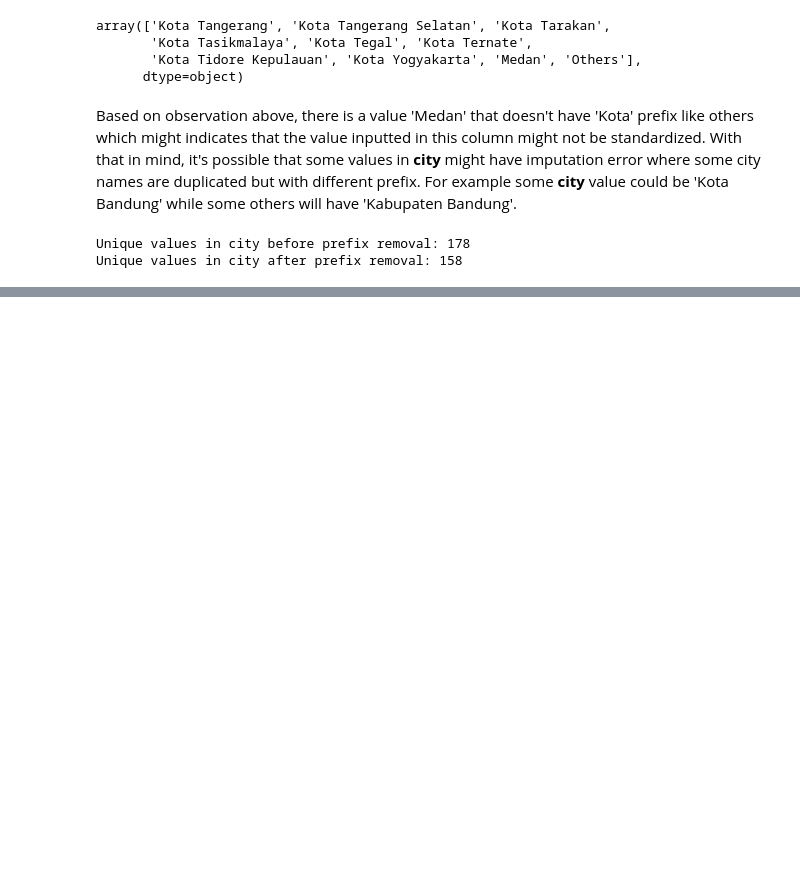
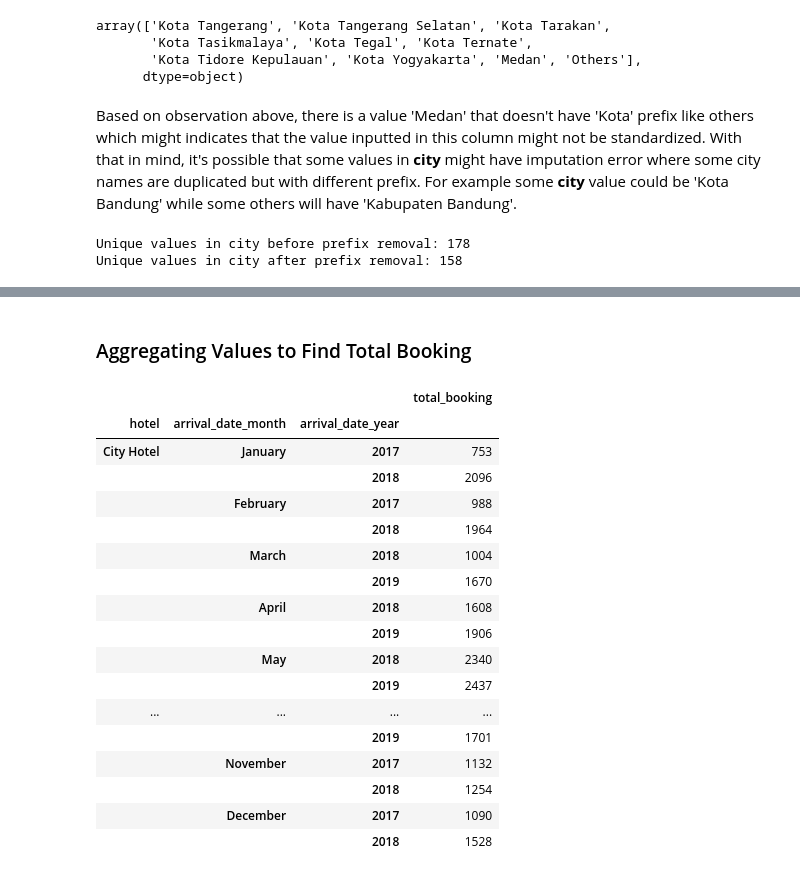
Before and after one commit to andreadeputra/MLPortfolio, a Jupyter notebook: Courses/RakaminMiniProject/2. Investigate Hotel Business using Data Visualization/Investigate Hotel Business using Data Visualization.ipynb, the cells around one changed output, grey strips where cells are left out. Cells and saved outputs as stored; diff of their text form; code cells hidden in the pictures; blank space fills up the shorter version.

```diff
--- a/Courses/RakaminMiniProject/2. Investigate Hotel Business using Data Visualization/Investigate Hotel Business using Data Visualization.ipynb
+++ b/Courses/RakaminMiniProject/2. Investigate Hotel Business using Data Visualization/Investigate Hotel Business using Data Visualization.ipynb
@@ -378,0 +386,2 @@ Unique values in city after prefix removal: 158
+# %% [markdown]
+### Aggregating Values to Find Total Booking
@@ -378,0 +395,26 @@ Unique values in city after prefix removal: 158
+# %%
+df_gb_hotel = df.groupby(['hotel', 'arrival_date_month', 'arrival_date_year'])\
+                        .agg({'hotel': 'count'})\
+                        .rename(columns={'hotel' : 'total_booking'})\
+                        .reset_index()
+df_gb_hotel.drop(df_gb_hotel[df_gb_hotel.total_booking == 0].index, inplace=True)
+df_gb_hotel.set_index(['hotel', 'arrival_date_month', 'arrival_date_year'])
+# %% [output]
+|  |  |  | total_booking |
+| hotel | arrival_date_month | arrival_date_year |  |
+| City Hotel | January | 2017 | 753 |
+|  |  | 2018 | 2096 |
+|  | February | 2017 | 988 |
+|  |  | 2018 | 1964 |
+|  | March | 2018 | 1004 |
+|  |  | 2019 | 1670 |
+|  | April | 2018 | 1608 |
+|  |  | 2019 | 1906 |
+|  | May | 2018 | 2340 |
+|  |  | 2019 | 2437 |
+| ... | ... | ... | ... |
+|  |  | 2019 | 1701 |
+|  | November | 2017 | 1132 |
+|  |  | 2018 | 1254 |
+|  | December | 2017 | 1090 |
+|  |  | 2018 | 1528 |
```
Also changed, not shown: parts of 12 cells of this notebook, 2 other files.
